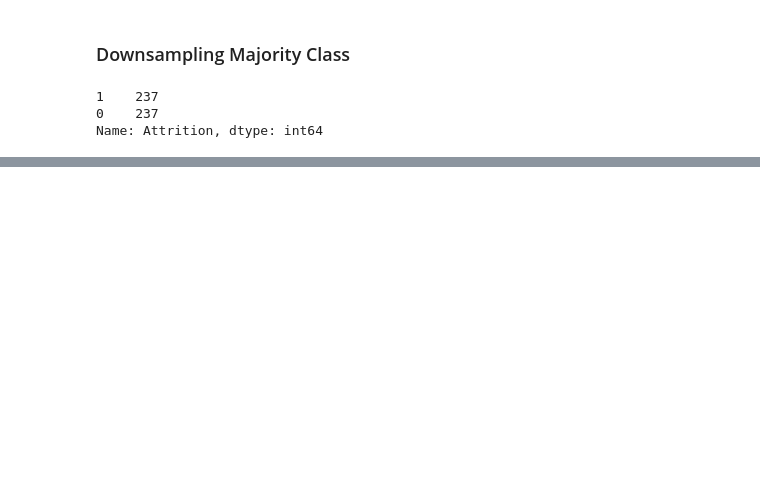
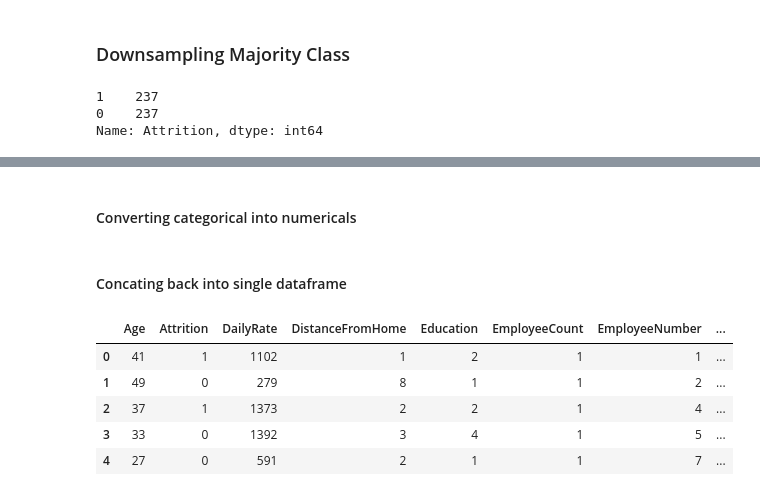
Before and after one commit to VishalWadagavi/Imbalance_Handling_Techniques, a Jupyter notebook: Imbalance_Handlings_Techniques_Employee_Attrition.ipynb, the cells around one changed output, grey strips where cells are left out. Saved outputs shown, nothing was run; the diff lists cells and outputs as text; code cells hidden in the pictures; blank space fills up the shorter version.

```diff
--- a/Imbalance_Handlings_Techniques_Employee_Attrition.ipynb
+++ b/Imbalance_Handlings_Techniques_Employee_Attrition.ipynb
@@ -154,0 +192,2 @@ df_ds.head()
+# %%
+df['Attrition']=np.where(df['Attrition']=="Yes",1,0)
@@ -154,0 +196,5 @@ df_ds.head()
+# %%
+df_num=df.select_dtypes('number')
+df_cat=df.select_dtypes('object')
+# %% [markdown]
+#### Converting categorical into numericals
@@ -154,0 +203,2 @@ df_ds.head()
+# %% [markdown]
+#### Concating back into single dataframe
@@ -154,0 +207,9 @@ df_ds.head()
+# %%
+df.head()
+# %% [output]
+|  | Age | Attrition | DailyRate | DistanceFromHome | Education | EmployeeCount | EmployeeNumber | ... |
+| 0 | 41 | 1 | 1102 | 1 | 2 | 1 | 1 | ... |
+| 1 | 49 | 0 | 279 | 8 | 1 | 1 | 2 | ... |
+| 2 | 37 | 1 | 1373 | 2 | 2 | 1 | 4 | ... |
+| 3 | 33 | 0 | 1392 | 3 | 4 | 1 | 5 | ... |
+| 4 | 27 | 0 | 591 | 2 | 1 | 1 | 7 | ... |
```
Also changed, not shown: parts of 17 cells of this notebook.
